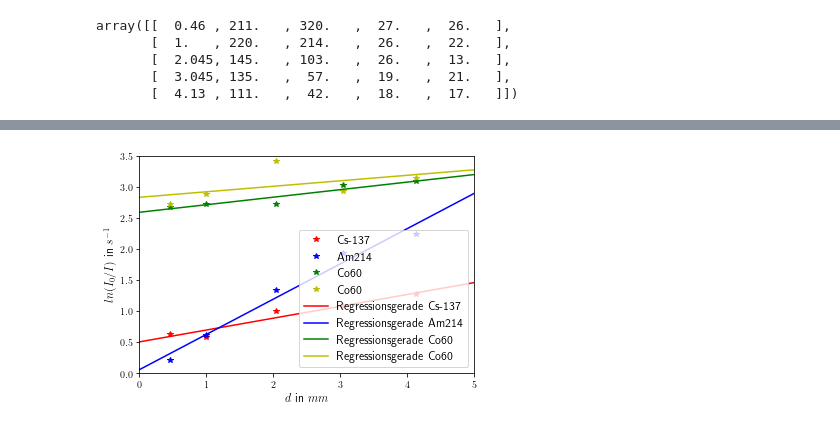
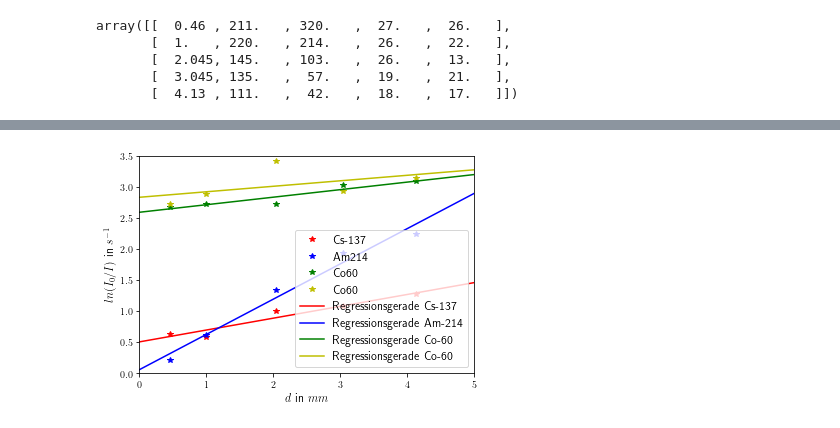
Before and after one commit to lxcrxm/Praktikum_V3, a Jupyter notebook: V3.ipynb, the cells around one changed output, grey strips where cells are left out. Cells and saved outputs as stored; diff of their text form; code cells hidden in the pictures.

```diff
--- a/V3.ipynb
+++ b/V3.ipynb
@@ -168,7 +216,7 @@ x = np.linspace(0, 95, num = 100)
 def funcAbstand(x, A, B):
     return A/(x**2) + B
 
-popt, pcov = optimize.curve_fit(funcAbstand, A4_xNa[0, :], A4_xNa[1, :], p0=(25000, 5))
+popt, pcov = optimize.curve_fit(funcAbstand, A4_xNa[0, :], A4_xNa[1, :], p0=(2222, 7))
 
 A, B = popt
 
@@ -235,26 +368,28 @@ x = np.linspace(0, 5, num = 50)
 # %%
+x = np.linspace(0, 5, num=50)
+
 plt.plot(A5_DickeCs137Am241Co60Co60[:, 0], ln_Cs137Am241Co60Co60[:, 0], 'r*', label = 'Cs-137')
 plt.plot(A5_DickeCs137Am241Co60Co60[:, 0], ln_Cs137Am241Co60Co60[:, 1], 'b*', label = 'Am214')
 plt.plot(A5_DickeCs137Am241Co60Co60[:, 0], ln_Cs137Am241Co60Co60[:, 2], 'g*', label = 'Co60')
 plt.plot(A5_DickeCs137Am241Co60Co60[:, 0], ln_Cs137Am241Co60Co60[:, 3], 'y*', label = 'Co60')
 
 plt.plot(x, Massenabs_Cs137.intercept + Massenabs_Cs137.slope*x, '-r', label = 'Regressionsgerade Cs-137')
-plt.plot(x, Massenabs_Am214.intercept + Massenabs_Am214.slope*x, '-b', label = 'Regressionsgerade Am214')
-plt.plot(x, Massenabs_Co60_1.intercept + Massenabs_Co60_1.slope*x, '-g', label = 'Regressionsgerade Co60')
-plt.plot(x, Massenabs_Co60_2.intercept + Massenabs_Co60_2.slope*x, '-y', label = 'Regressionsgerade Co60')
+plt.plot(x, Massenabs_Am214.intercept + Massenabs_Am214.slope*x, '-b', label = 'Regressionsgerade Am-214')
+plt.plot(x, Massenabs_Co60_1.intercept + Massenabs_Co60_1.slope*x, '-g', label = 'Regressionsgerade Co-60')
+plt.plot(x, Massenabs_Co60_2.intercept + Massenabs_Co60_2.slope*x, '-y', label = 'Regressionsgerade Co-60')
 
 #plt.plot(x, Fit, 'r')
 
 plt.legend(fontsize = 12)
 
 #plt.text(10, 296, '$T_{1}(t) = 289$ $K + 38,2$ $K \cdot [1 - exp(- 0,0344$ $min^{-1} \cdot t )]$', fontsize = 12, color = 'r', rotation = 20)
 
 plt.xlabel('$d$ in $mm$', fontsize = 12)
 plt.ylabel('$ln(I_{0}/I)$ in $s^{-1}$', fontsize = 12)
 
 plt.xlim([0, 5])
 plt.ylim([0, 3.5])
 
 plt.savefig('Massenabsorptionskoeffizienten.png', dpi=300)
 # %% [output]
-[figure, old version]
+[figure, new version]
```
Also changed, not shown: parts of 17 cells of this notebook.
